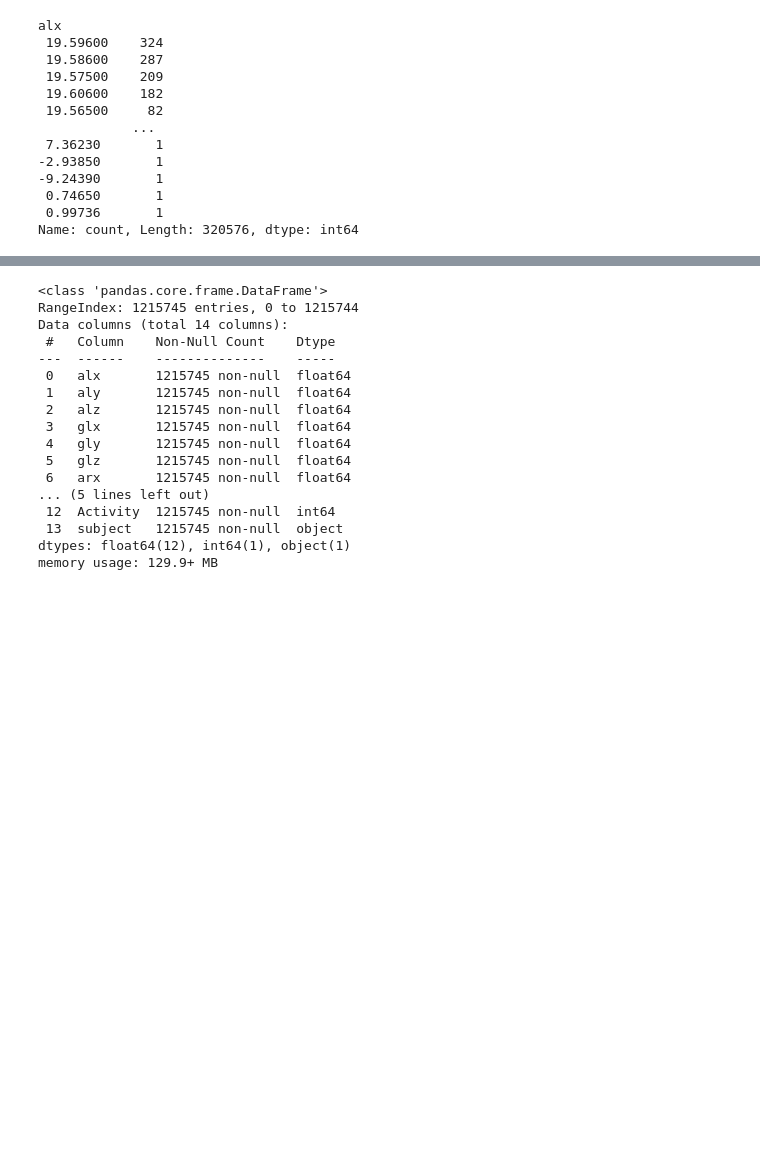
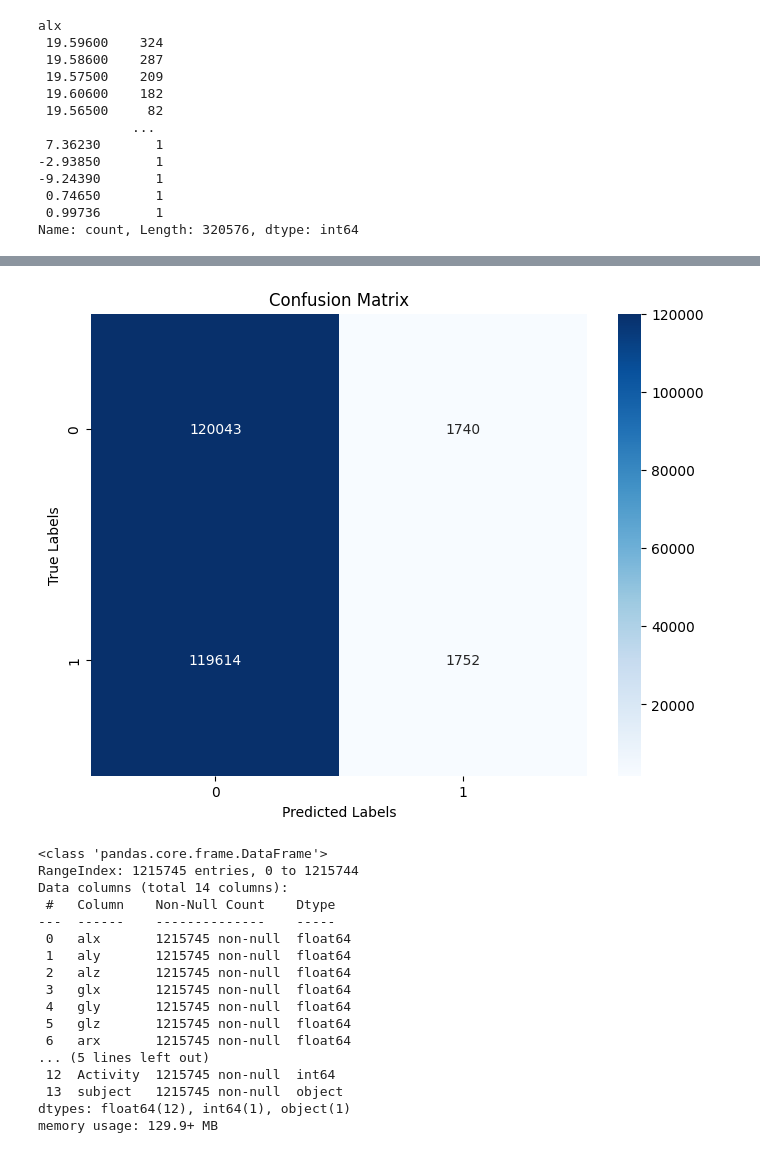
Before and after one commit to seifahmed2004/ML-Project, a Jupyter notebook: ML_project.ipynb, the cells around one changed output, grey strips where cells are left out. Cells and saved outputs as stored; diff of their text form; code cells hidden in the pictures; blank space fills up the shorter version.

```diff
--- a/ML_project.ipynb
+++ b/ML_project.ipynb
@@ -370,17 +386,3 @@ alx
  0.74650       1
  0.99736       1
 Name: count, Length: 320576, dtype: int64
-# %%
-X = df.drop('subject',axis=1)
-y = df['subject']
-# Convert all columns in X to integers
-# X = X.astype(int)
-
-# # Convert y to integers
-# y = y.astype(int)
-
-X_train, X_test, y_train, y_test = train_test_split(X, y, test_size = 0.2, random_state = 101, shuffle=True)
-X_train = pd.DataFrame(X_train)
-X_train = X_train.dropna()
-y_train = pd.DataFrame(y_train)
-y_train = y_train.dropna()
@@ -398,0 +389,5 @@ LogisticRegression()
+# %%
+X_train = np.random.rand(100, 13)
+y_train = np.random.randint(0, 2, 100)
+clf = LogisticRegression()
+clf.fit(X_train,y_train)
@@ -408,0 +401,3 @@ print(accuracy_score(y_test,y_pred))
+# %%
+y_test = np.random.randint(0, 2, 243149)
+print(accuracy_score(y_test,y_pred))
@@ -434,16 +416,18 @@ array([[  0,   0,   0,   0,   0,   0,   0,   0,   0,   0, 202, 111, 109,
 # %%
 from sklearn.metrics import confusion_matrix
 
 # Compute the confusion matrix
 cm = confusion_matrix(y_test, y_pred)
 
 # Plotting the confusion matrix as a heatmap
 plt.figure(figsize=(8, 6))
-sns.heatmap(cm, annot=True, cmap='Blues', fmt='d', xticklabels=df['subject'], yticklabels= df['subject'])
+sns.heatmap(cm, annot=True, cmap='Blues', fmt='d')
 plt.xlabel('Predicted Labels')
 plt.ylabel('True Labels')
 plt.title('Confusion Matrix')
 plt.show()
+# %% [output]
+[figure, added]
 # %%
 import numpy as np
 import pandas as pd
```
Also changed, not shown: parts of 27 cells of this notebook.
